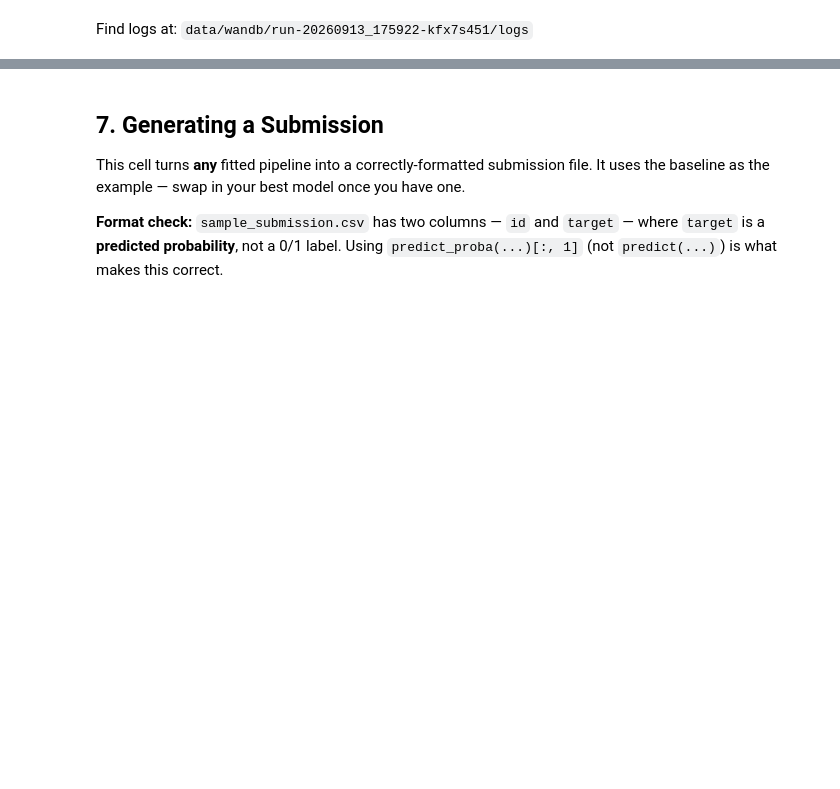
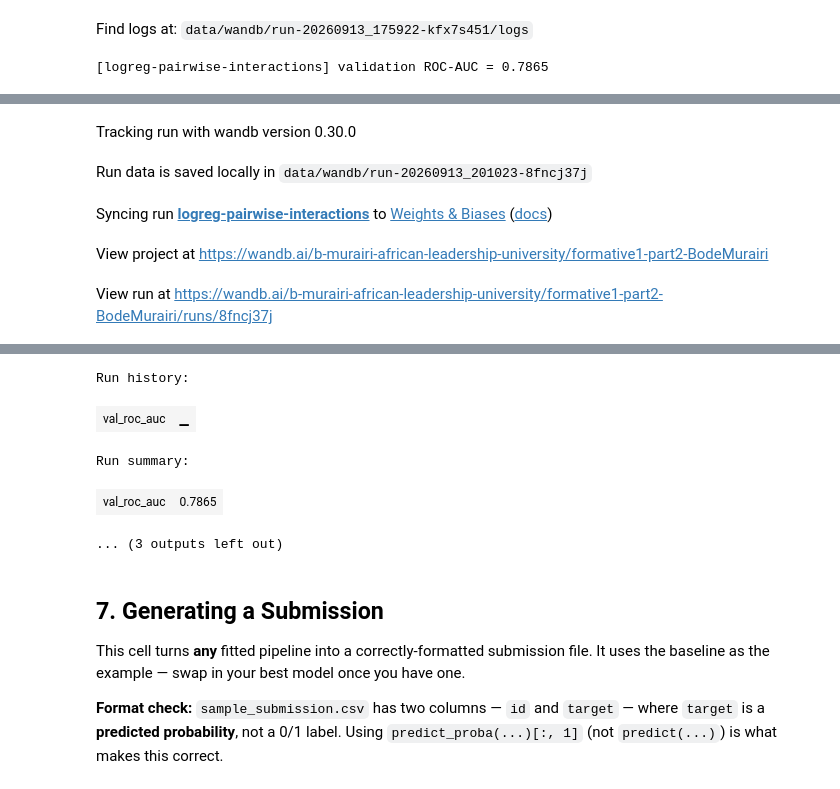
Before and after one commit to BodeMurairi2/intro-to-ml-formative1, a Jupyter notebook: assignment.ipynb, the cells around one changed output, grey strips where cells are left out. Drawn from its saved outputs; the diff is of its cells as text; code cells hidden in the pictures; blank space fills up the shorter version.

Commit message:
feat:logistic regression + polynomial features iteration

```diff
--- a/assignment.ipynb
+++ b/assignment.ipynb
@@ -579,3 +631,40 @@ View run logreg-randomsearch-best at: https://wandb.ai/b-murairi-african-leaders
 View project at: https://wandb.ai/b-murairi-african-leadership-university/formative1-part2-BodeMurairi
 Synced 4 W&B file(s), 1 media file(s), 0 artifact file(s) and 0 other file(s)
 Find logs at: data/wandb/run-20260913_175922-kfx7s451/logs
+# %%
+from sklearn.preprocessing import PolynomialFeatures
+
+preprocess_interactions = ColumnTransformer([
+    ("num", Pipeline([
+        ("impute", SimpleImputer(strategy="median")),
+        ("scale", StandardScaler()),
+        ("interactions", PolynomialFeatures(degree=2, interaction_only=True, include_bias=False)),
+    ]), num_features),
+    ("cat", Pipeline([
+        ("impute", SimpleImputer(strategy="most_frequent")),
+        ("ohe", OneHotEncoder(handle_unknown="ignore")),
+    ]), cat_features),
+])
+
+interactions_pipeline = Pipeline([
+    ("prep", preprocess_interactions),
+    ("clf", LogisticRegression(
+        max_iter=2000,
+        penalty="elasticnet",
+        solver="saga",
+        l1_ratio=0.5,
+        class_weight=None,
+        random_state=RANDOM_STATE,
+    )),
+])
+
+log_experiment(
+    run_name="polynomial_features_logistic_regression_experiment",
+    pipeline=interactions_pipeline,
+    config={"model": "LogisticRegression", "features": "pairwise_interactions", "num_impute": "median", "cat_impute": "most_frequent"},
+    X_train=X_train, y_train=y_train, X_val=X_val, y_val=y_val,
+    X_full=X, y_full=y,
+    do_cv=False,  # this pipeline is heavier (34 features -> ~594 with interactions); skip CV for the first check, add it back for the version you keep
+)
+# %% [output]
+[logreg-pairwise-interactions] validation ROC-AUC = 0.7865
@@ -581,0 +672,5 @@ Find logs at: data/wandb/run-20260913_175922-kfx7s451/logs
+Tracking run with wandb version 0.30.0
+Run data is saved locally in data/wandb/run-20260913_201023-8fncj37j
+Syncing run logreg-pairwise-interactions to Weights & Biases (docs)
+View project at https://wandb.ai/b-murairi-african-leadership-university/formative1-part2-BodeMurairi
+View run at https://wandb.ai/b-murairi-african-leadership-university/formative1-part2-BodeMurairi/runs/8fncj37j
@@ -582,3 +678,8 @@ Find logs at: data/wandb/run-20260913_175922-kfx7s451/logs
+Run history:
+| val_roc_auc | ▁ |
+Run summary:
+| val_roc_auc | 0.7865 |
+... (3 outputs left out)
 # %%
 # Your models go here. Reuse the pattern from Section 5, e.g.:
 #
```
Also changed, not shown: parts of 9 cells of this notebook, 34 other files.
